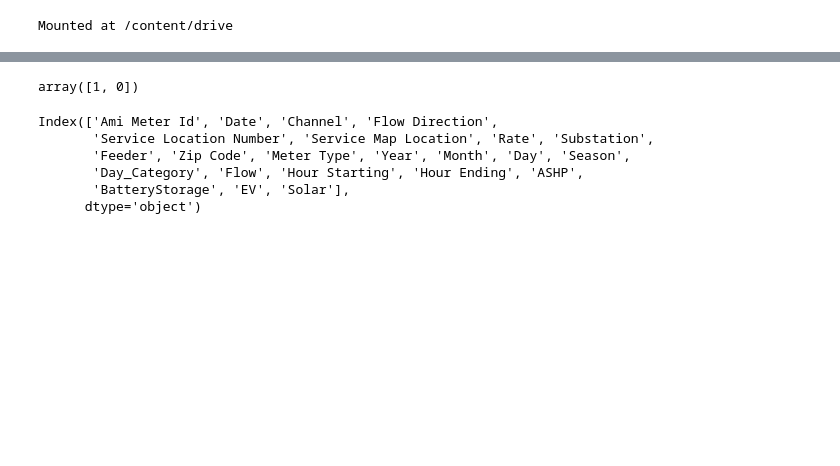
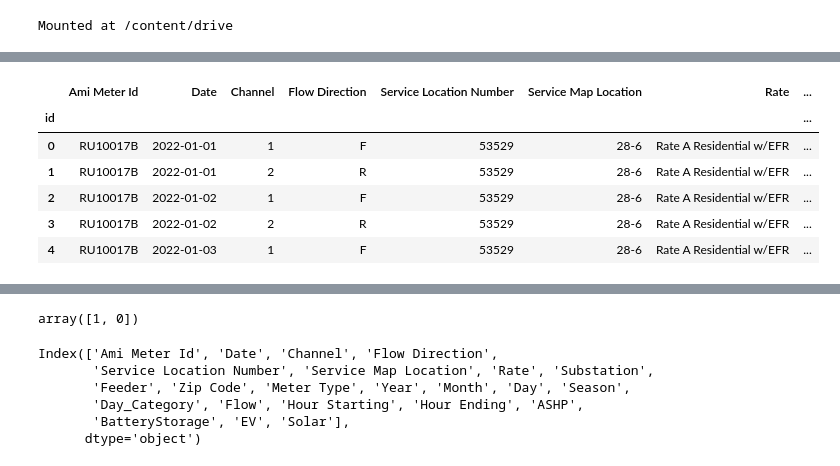
Before and after one commit to dettun/CovidDataIsrael, a Jupyter notebook: Load_Research_Product.ipynb, the cells around one changed output, grey strips where cells are left out. Drawn from its saved outputs; the diff is of its cells as text; code cells hidden in the pictures; blank space fills up the shorter version.

```diff
--- a/Load_Research_Product.ipynb
+++ b/Load_Research_Product.ipynb
@@ -107,0 +126,11 @@ def slice_melted_data(melted_data, slicers = {}):
+# %%
+
+data.head()
+# %% [output]
+|  | Ami Meter Id | Date | Channel | Flow Direction | Service Location Number | Service Map Location | Rate | ... |
+| id |  |  |  |  |  |  |  | ... |
+| 0 | RU10017B | 2022-01-01 | 1 | F | 53529 | 28-6 | Rate A Residential w/EFR | ... |
+| 1 | RU10017B | 2022-01-01 | 2 | R | 53529 | 28-6 | Rate A Residential w/EFR | ... |
+| 2 | RU10017B | 2022-01-02 | 1 | F | 53529 | 28-6 | Rate A Residential w/EFR | ... |
+| 3 | RU10017B | 2022-01-02 | 2 | R | 53529 | 28-6 | Rate A Residential w/EFR | ... |
+| 4 | RU10017B | 2022-01-03 | 1 | F | 53529 | 28-6 | Rate A Residential w/EFR | ... |
```
Also changed, not shown: parts of 18 cells of this notebook.
